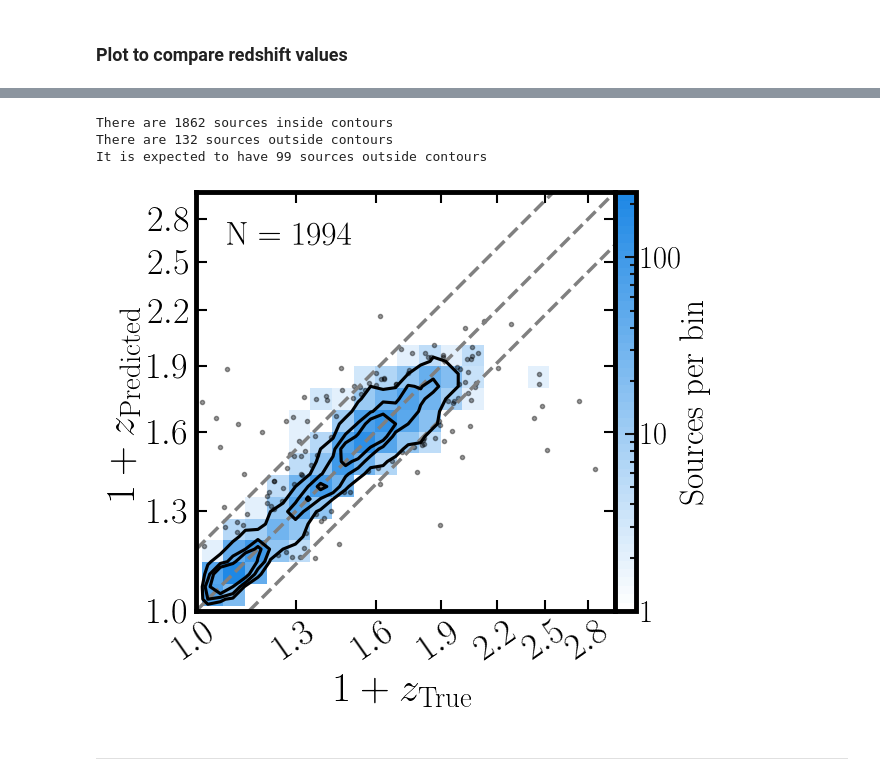
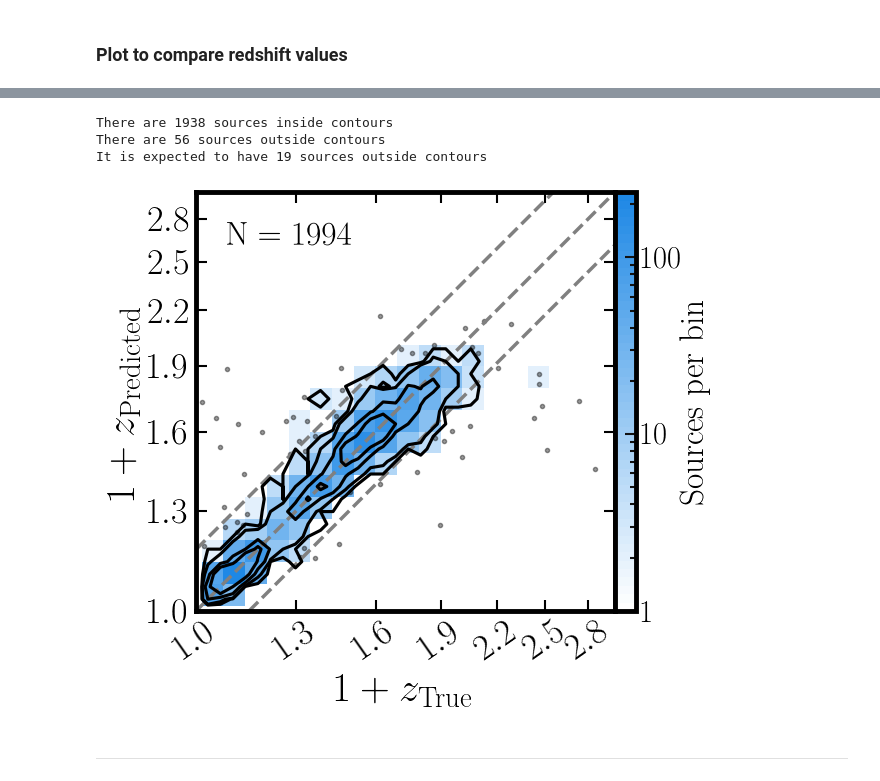
Before and after one commit to racarvajal/Pipeline_ML_6arcsec, a Jupyter notebook: ML_06.ipynb, the cells around one changed output, grey strips where cells are left out. Drawn from its saved outputs; the diff is of its cells as text; code cells hidden in the pictures.

Commit message:
contours redshift

```diff
--- a/ML_06.ipynb
+++ b/ML_06.ipynb
@@ -469,8 +389,0 @@ Predicting redshift for rAGN in unknown dataset
-# %%
-if load_models_flag:
-    print('Predicting redshift for rSFG in known dataset')
-    known_catalog_df = gf.predict_z(known_catalog_df, redshift_reg_rGal)
-    known_catalog_df = known_catalog_df.rename(columns={'pred_Z': 'pred_Z_rGal'})
-    print('Predicting redshift for rSFG in unknown dataset')
-    # unknown_cat_df = gf.predict_z(unknown_cat_df, redshift_reg_rGal)
-    # unknown_cat_df = unknown_cat_df.rename(columns={'pred_Z': 'pred_Z_rGal'})
@@ -488,14 +398,14 @@ known_catalog_df = add_AGN_criteria(known_catalog_df)
 #### Only metrics for known sources predicted with calibrated models
 # %%
 filt_true_AGN  = np.array(known_catalog_df.loc[:, 'class'] == 1)
-filt_true_gal  = np.array(known_catalog_df.loc[:, 'class'] == 0)
-filt_true_rAGN = np.array(known_catalog_df.loc[:, 'class'] == 1) & np.array(known_catalog_df.loc[:, 'LOFAR_detect'] == 1)
-filt_true_rGal = np.array(known_catalog_df.loc[:, 'class'] == 0) & np.array(known_catalog_df.loc[:, 'LOFAR_detect'] == 1)
+filt_true_SFG  = np.array(known_catalog_df.loc[:, 'class'] == 0)
+filt_true_rAGN = filt_true_AGN & np.array(known_catalog_df.loc[:, 'LOFAR_detect'] == 1)
+filt_true_rSFG = filt_true_SFG & np.array(known_catalog_df.loc[:, 'LOFAR_detect'] == 1)
 # %%
 filt_pred_AGN  = np.array(known_catalog_df.loc[:, 'pred_class_cal'] == 1)
-filt_pred_gal  = np.array(known_catalog_df.loc[:, 'pred_class_cal'] == 0)
-filt_pred_rAGN = np.array(known_catalog_df.loc[:, 'pred_class_cal'] == 1) & np.array(known_catalog_df.loc[:, 'pred_radio_cal_AGN'] == 1)
-filt_pred_rGal = np.array(known_catalog_df.loc[:, 'pred_class_cal'] == 0) & np.array(known_catalog_df.loc[:, 'pred_radio_cal_gal'] == 1)
+filt_pred_SFG  = np.array(known_catalog_df.loc[:, 'pred_class_cal'] == 0)
+filt_pred_rAGN = filt_pred_AGN & np.array(known_catalog_df.loc[:, 'pred_radio_AGN_cal'] == 1)
+filt_pred_rSFG = filt_pred_SFG & np.array(known_catalog_df.loc[:, 'pred_radio_SFG_cal'] == 1)
 # %%
 filt_good_true_z = np.array(known_catalog_df.loc[:, 'Z'] > 0)
 # %%
@@ -1174,9 +1084,9 @@ except:
 CM_focus = 'rSFG'  # 'AGN', 'SFG', 'rAGN', 'rSFG'
 
 column_x         = 'Z'
-column_y         = 'pred_Z_rGal'
+column_y         = 'pred_Z_rSFG'
 column_z         = 'Prob_AGN'
-filter_good_cols = filt_pred_rGal & filt_good_true_z
+filter_good_cols = filt_pred_rSFG & filt_good_true_z
 
 dens_plot_data_x = 1 + known_catalog_df.loc[filter_good_cols, column_x].astype(np.float64)
 dens_plot_data_y = 1 + known_catalog_df.loc[filter_good_cols, column_y]
@@ -1215,7 +1125,7 @@ lims_x          = (added_lim_do, max_X)
 lims_y          = (added_lim_do, max_Y)
 
 # sigmas_perc     = [0.39346934, 0.86466472, 0.988891]  # [0.39346934, 0.86466472, 0.988891, 0.99966454, 0.99999627]
-sigmas_perc     = [0.5, 0.75, 0.95]  # [50%, 75%, 95% of data]
+sigmas_perc     = [0.5, 0.75, 0.95, 0.99]  # [50%, 75%, 95% of data]
 outlier_number  = int(np.floor(N_sources * (1 - sigmas_perc[-1]))) # expected number of points outside last contour
 nstep           = len(sigmas_perc)
 seq_cont        = np.linspace(0, 1, nstep)
@@ -1343,9 +1253,9 @@ except:
 CM_focus = 'rSFG'  # 'AGN', 'SFG', 'rAGN', 'rSFG'
 
 column_x         = 'Z'
-column_y         = 'pred_Z_rGal'
+column_y         = 'pred_Z_rSFG'
 column_z         = 'Prob_AGN'
-filter_good_cols = filt_true_rGal & filt_good_true_z
+filter_good_cols = filt_true_rSFG & filt_good_true_z
 
 dens_plot_data_x = 1 + known_catalog_df.loc[filter_good_cols, column_x].astype(np.float64)
 dens_plot_data_y = 1 + known_catalog_df.loc[filter_good_cols, column_y]
@@ -1384,7 +1294,7 @@ lims_x          = (added_lim_do, max_X)
 lims_y          = (added_lim_do, max_Y)
 
 # sigmas_perc     = [0.39346934, 0.86466472, 0.988891]  # [0.39346934, 0.86466472, 0.988891, 0.99966454, 0.99999627]
-sigmas_perc     = [0.5, 0.75, 0.95]  # [50%, 75%, 95% of data]
+sigmas_perc     = [0.5, 0.75, 0.95, 0.99]  # [50%, 75%, 95% of data]
 outlier_number  = int(np.floor(N_sources * (1 - sigmas_perc[-1]))) # expected number of points outside last contour
 nstep           = len(sigmas_perc)
 seq_cont        = np.linspace(0, 1, nstep)
@@ -1469,36 +1379,36 @@ ax1.tick_params(which='major', length=8, width=1.5)
 ax1.tick_params(which='minor', length=4, width=1.5)
 ax1.set_xlabel('$1 + z_{\mathrm{True}}$', size=30)
 ax1.set_ylabel('$1 + z_{\mathrm{Predicted}}$', size=30)
 plt.setp(ax1.spines.values(), linewidth=3.5)
 plt.setp(ax1.spines.values(), linewidth=3.5)
 
 
 arr_legends = ['$\mathrm{Predicted ~ rSFG}$']
 # ax1.legend([(cont_AGN, out_AGN)], arr_legends, scatterpoints=1,
 #                numpoints=1, handler_map={tuple: HandlerTuple(ndivide=None)}, loc='upper left',
 #            fontsize=18, title=r'$\mathrm{EMU-PS}$', title_fontsize=16)
 
 
 ax1.xaxis.set_ticks(np.arange(*lims_x, 0.3))
 ax1.yaxis.set_ticks(np.arange(*lims_y, 0.3))
 ax1.xaxis.set_major_formatter(ticker.FormatStrFormatter('$%0.1f$'))
 ax1.yaxis.set_major_formatter(ticker.FormatStrFormatter('$%0.1f$'))
 
 # ax1.xaxis.set_major_formatter(ScalarFormatter())
 # ax1.xaxis.set_minor_formatter(ticker.NullFormatter())
 ax1.xaxis.set_minor_locator(ticker.NullLocator())
 ax1.yaxis.set_minor_locator(ticker.NullLocator())
 ax1.tick_params(axis='x', labelrotation=35)
 
 ax1.set_aspect('equal', 'box')
 if save_plot_flag:
     plt.savefig(gv.plots_path + f'log_true_pred_z_pred_rSFG_{used_area}_{HETDEX_subset}.pdf',
                 bbox_inches='tight')
 plt.show()
 # %% [output]
-There are 1862 sources inside contours
-There are 132 sources outside contours
-It is expected to have 99 sources outside contours
+There are 1938 sources inside contours
+There are 56 sources outside contours
+It is expected to have 19 sources outside contours
-[figure, old version]
+[figure, new version]
 # %% [markdown]
 ---
```
Also changed, not shown: parts of 27 cells of this notebook.
